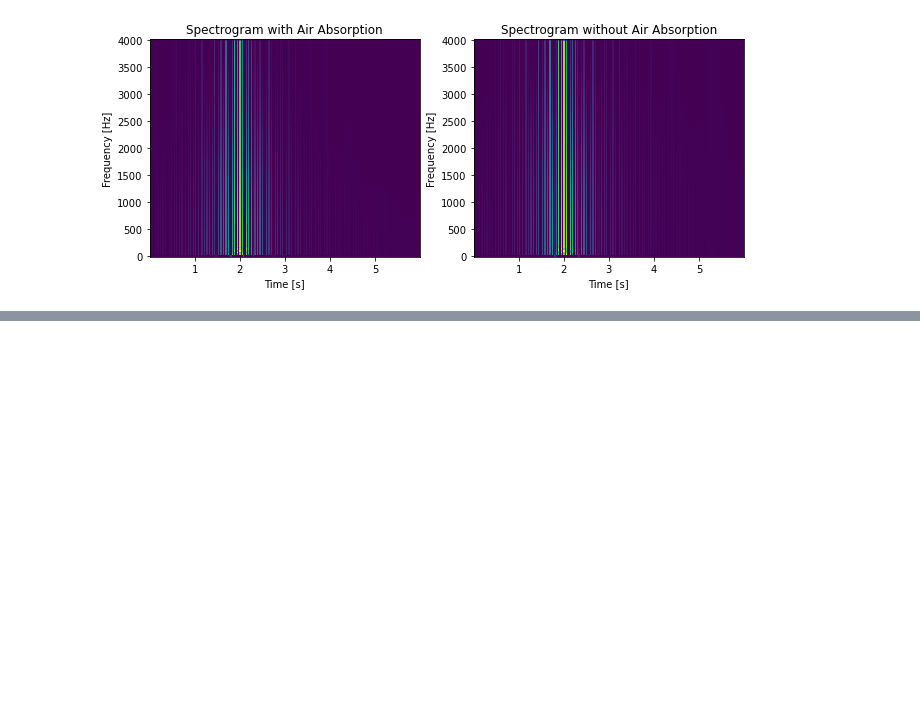
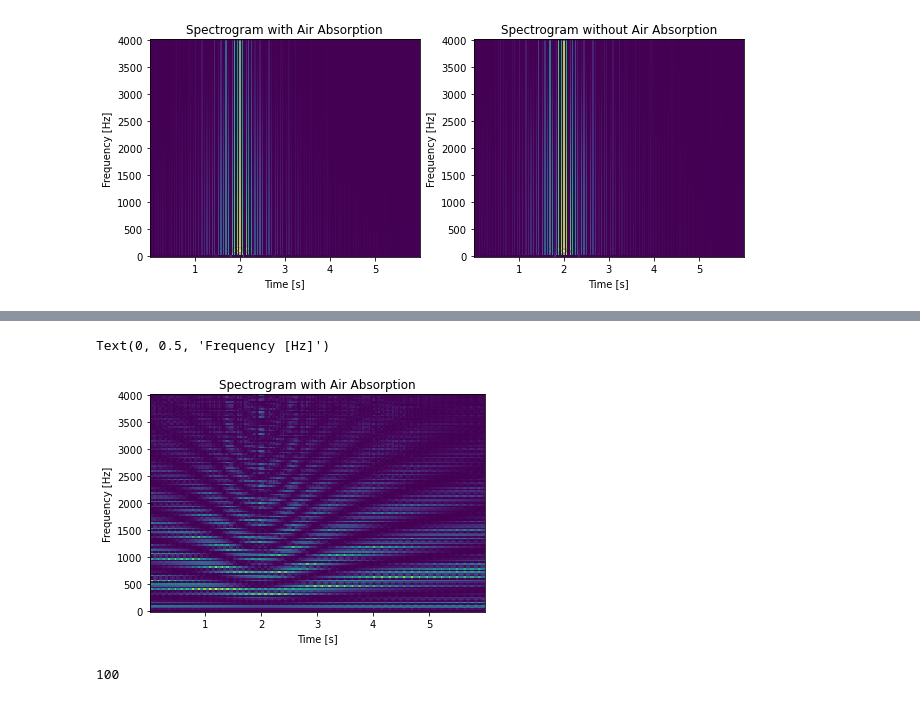
Before and after one commit to steDamiano/pyroadacoustics, a Jupyter notebook: double_delay_line.ipynb, the cells around one changed output, grey strips where cells are left out. Saved outputs shown, nothing was run; the diff lists cells and outputs as text; code cells hidden in the pictures; blank space fills up the shorter version.

Commit message:
Double Delay Line with Air Absorption Filters

```diff
--- a/double_delay_line.ipynb
+++ b/double_delay_line.ipynb
@@ -347,0 +354,17 @@ wavfile.write('prova.wav', fs, bb)
+# %%
+def compute_air_impedance(T, p = 1, c = None):
+    ## Computes air impedance given:
+    #   T: temperature in Kelvin
+    #   p: atmospheric pressure in atm
+    #   c: speed of sound in air, at temperature T
+    if c == None:
+        c = compute_speed_sound(T)
+    p = p * 101325          # Convert atm to Pascal
+    R_spec = 287.058
+    return p / (R_spec * T) * c
+
+def compute_speed_sound(T):
+    ## Computes speed of sound in air at temperature T:
+    #   T: temperature expressed in Kelvin
+    import numpy as np
+    return 331.3 * np.sqrt(T / 273.15)
@@ -347,0 +789,25 @@ wavfile.write('prova.wav', fs, bb)
+# %%
+plt.figure()
+# plt.subplot(1,2,1)
+ff, tt, Sxx = scipy.signal.spectrogram(receivedSignal, fs)
+plt.pcolormesh(tt, ff, Sxx, shading = 'auto')
+plt.title('Spectrogram with Air Absorption')
+plt.xlabel('Time [s]')
+plt.ylabel('Frequency [Hz]')
+
+# plt.subplot(1,2,2)
+# ff, tt, Sxx = scipy.signal.spectrogram(aa, fs)
+# plt.pcolormesh(tt, ff, Sxx, shading = 'auto')
+# plt.title('Spectrogram without Air Absorption')
+# plt.xlabel('Time [s]')
+# plt.ylabel('Frequency [Hz]')
+# plt.subplots_adjust(left=0.125, right=1.5)
+# %% [output]
+Text(0, 0.5, 'Frequency [Hz]')
+[figure, added]
+# %%
+idx = np.where(theta_vector == np.round(theta))
+idx = idx[0][0]
+idx
+# %% [output]
+100
```
Also changed, not shown: parts of 5 cells of this notebook, 3 other files.
